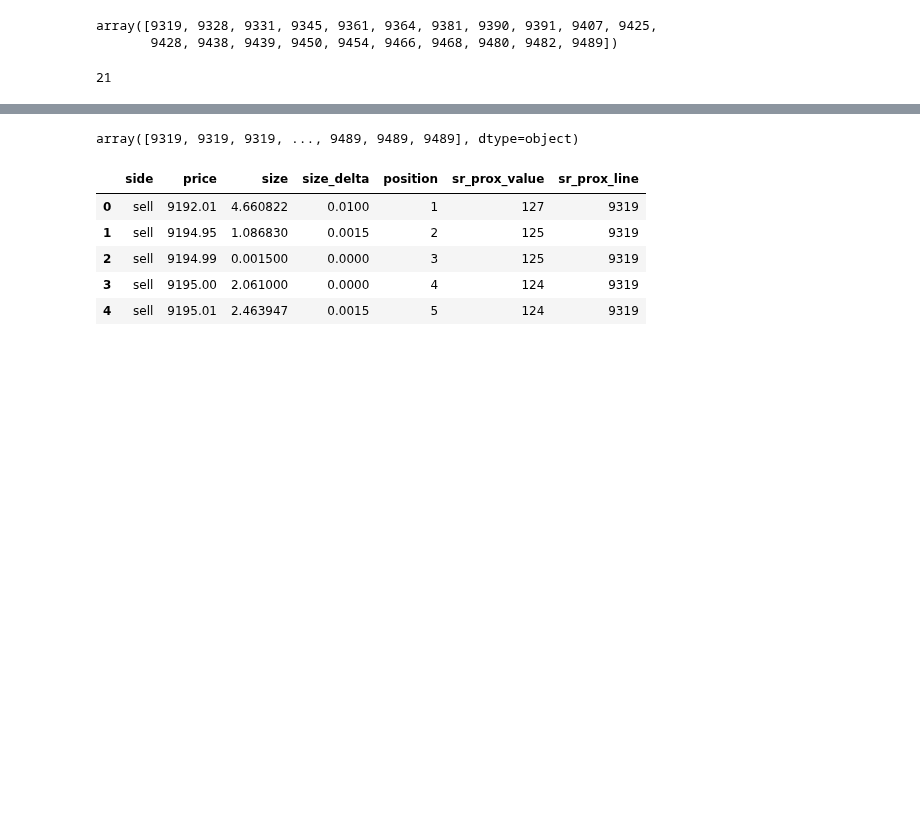
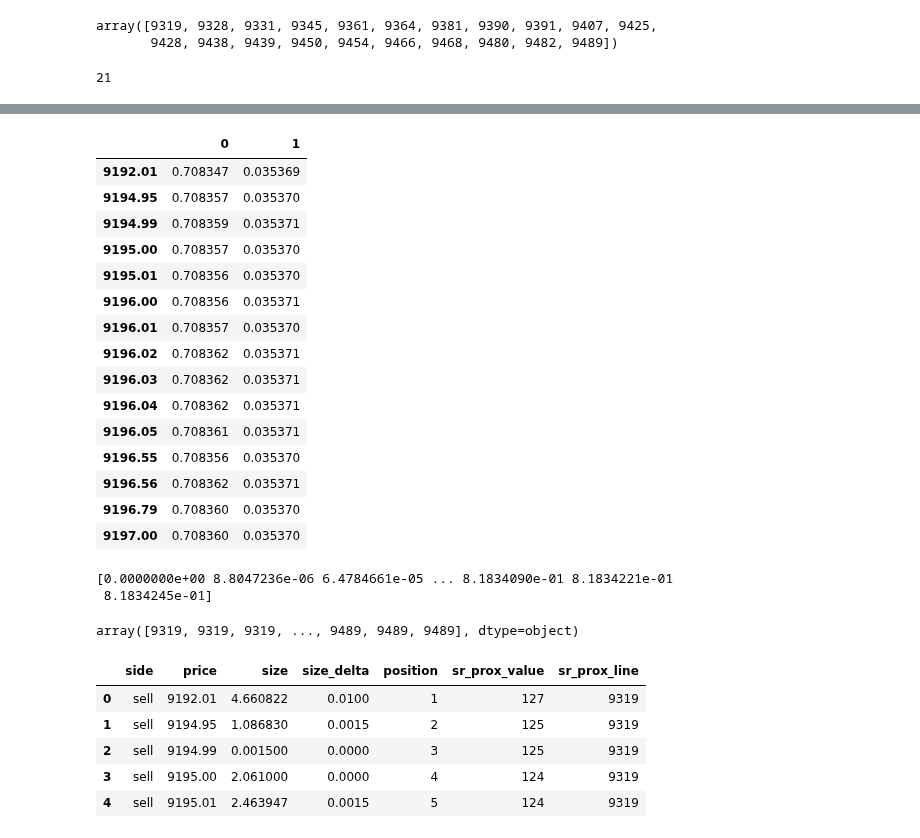
Before and after one commit to timothyyu/gdax-orderbook-ml, a Jupyter notebook: 7_input_feature_refinement_continued.ipynb, the cells around one changed output, grey strips where cells are left out. Drawn from its saved outputs; the diff is of its cells as text; code cells hidden in the pictures; blank space fills up the shorter version.

```diff
--- a/7_input_feature_refinement_continued.ipynb
+++ b/7_input_feature_refinement_continued.ipynb
@@ -838,0 +954,11 @@ a_df.head()
+# %%
+# Cat+ One hot encoding if using sr_prox_line column as target classes
+data2 = snapshot_asks_df.values
+Xt = data2[:,1:7]
+yt = data2[:,7:8]
+yt = np.ravel(y)
+label_encoder = LabelEncoder()
+encoded_yt = label_encoder.fit_transform(yt)
+onehot_encoder = OneHotEncoder(sparse=False)
+encoded_yt = encoded_yt.reshape(len(encoded_yt), 1)
+onehot_yt = onehot_encoder.fit_transform(encoded_yt)
@@ -838,0 +1023,10 @@ a_df.head()
+# %%
+model4.fit(
+    Xshapetest2,
+    onehot_yt,
+    epochs=25,
+    shuffle=False, #Set shuffle to false when stateful = True in model definition above
+    verbose=2,
+    batch_size=batch_size,
+    validation_data=(Xshapetest2, onehot_yt)
+)
@@ -838,0 +1058,29 @@ a_df.head()
+# %%
+model4.predict(Xshapetest2,batch_size=batch_size)
+bt = model4.predict(Xshapetest2,batch_size=batch_size)
+bt_df = pd.DataFrame(bt)
+bt_df.index = snapshot_asks_df['price'].values
+# %%
+bt_df.head(15)
+# %% [output]
+|  | 0 | 1 |
+| 9192.01 | 0.708347 | 0.035369 |
+| 9194.95 | 0.708357 | 0.035370 |
+| 9194.99 | 0.708359 | 0.035371 |
+| 9195.00 | 0.708357 | 0.035370 |
+| 9195.01 | 0.708356 | 0.035370 |
+| 9196.00 | 0.708356 | 0.035371 |
+| 9196.01 | 0.708357 | 0.035370 |
+| 9196.02 | 0.708362 | 0.035371 |
+| 9196.03 | 0.708362 | 0.035371 |
+| 9196.04 | 0.708362 | 0.035371 |
+| 9196.05 | 0.708361 | 0.035371 |
+| 9196.55 | 0.708356 | 0.035370 |
+| 9196.56 | 0.708362 | 0.035371 |
+| 9196.79 | 0.708360 | 0.035370 |
+| 9197.00 | 0.708360 | 0.035370 |
+# %%
+print(np.unique(bt_df))
+# %% [output]
+[0.0000000e+00 8.8047236e-06 6.4784661e-05 ... 8.1834090e-01 8.1834221e-01
+ 8.1834245e-01]
```
Also changed, not shown: parts of 28 cells of this notebook, 1 other file.
